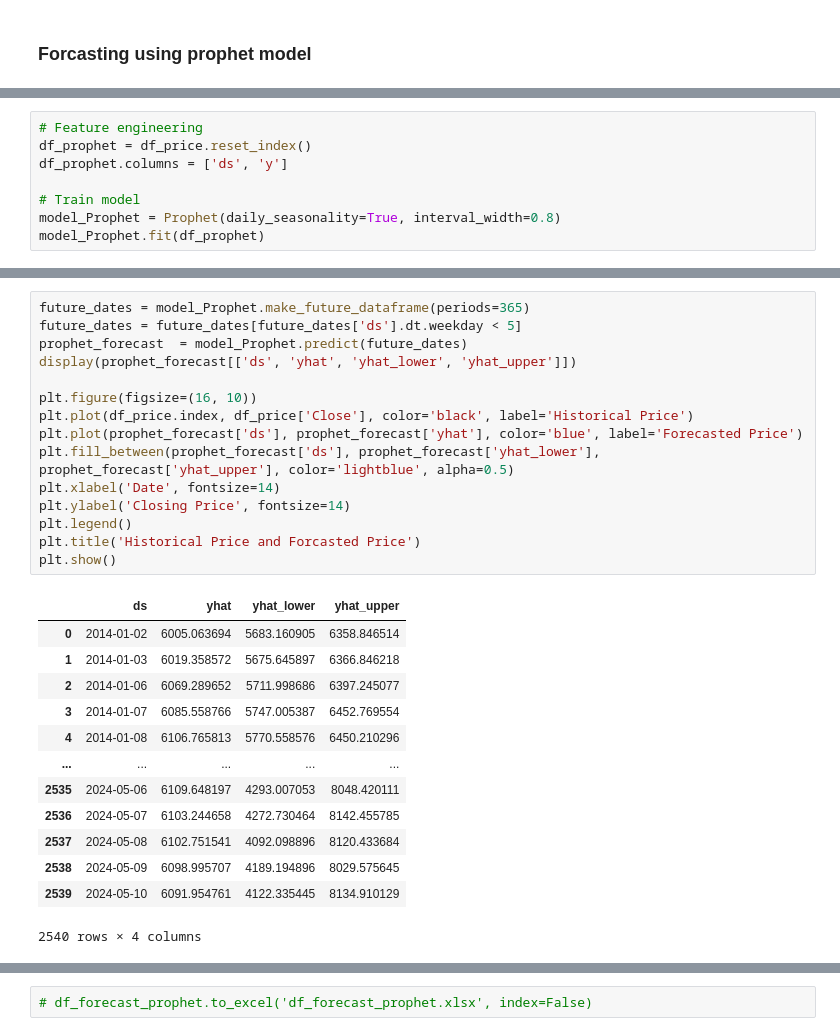
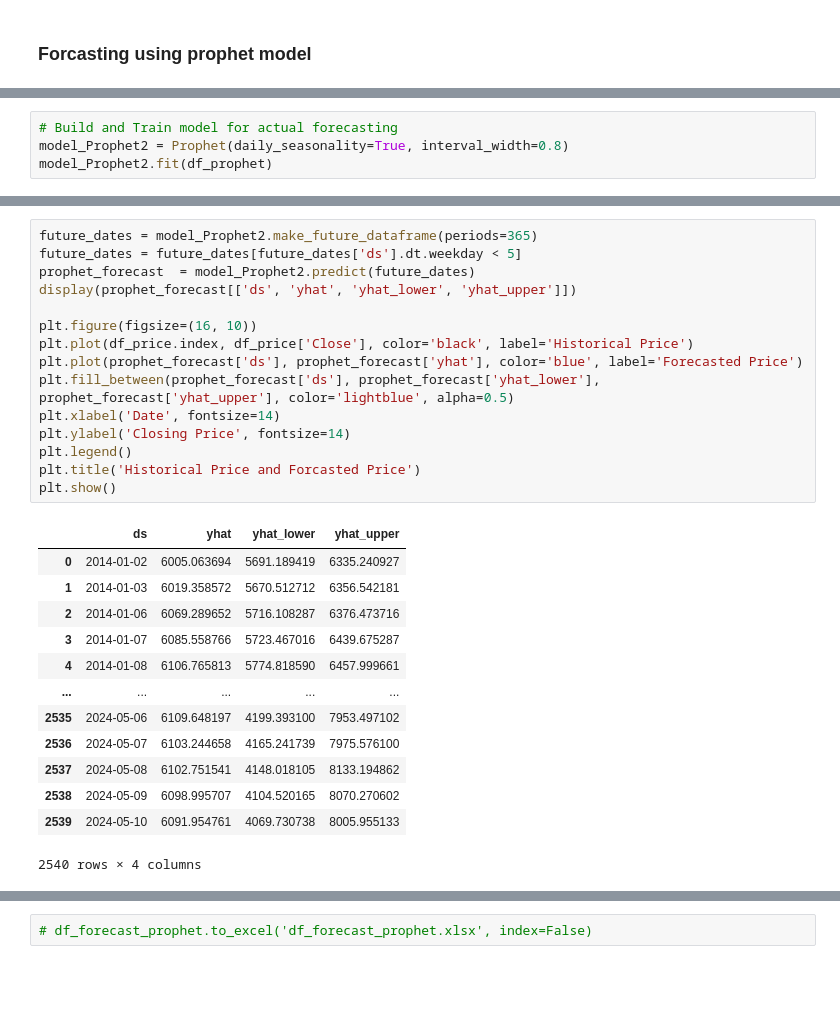
Before and after one commit to Dennis-Zapatos/GRIP-Data-Science-and-Busines-Analytics, a Jupyter notebook: PSEI-Price-Forcasting-Prophet.ipynb, the cells around one changed output, grey strips where cells are left out. Saved outputs shown, nothing was run; the diff lists cells and outputs as text; blank space fills up the shorter version.

```diff
--- a/PSEI-Price-Forcasting-Prophet.ipynb
+++ b/PSEI-Price-Forcasting-Prophet.ipynb
@@ -36,9 +82,5 @@ display(df_price)
 # %%
-# Feature engineering
-df_prophet = df_price.reset_index()
-df_prophet.columns = ['ds', 'y']
-
-# Train model
-model_Prophet = Prophet(daily_seasonality=True, interval_width=0.8)
-model_Prophet.fit(df_prophet)
+# Build and Train model for actual forecasting
+model_Prophet2 = Prophet(daily_seasonality=True, interval_width=0.8)
+model_Prophet2.fit(df_prophet)
 # %% [output]
@@ -47,32 +89,32 @@ model_Prophet.fit(df_prophet)
 <prophet.forecaster.Prophet at 0x...>
 # %%
-future_dates = model_Prophet.make_future_dataframe(periods=365)
+future_dates = model_Prophet2.make_future_dataframe(periods=365)
 future_dates = future_dates[future_dates['ds'].dt.weekday < 5]
-prophet_forecast  = model_Prophet.predict(future_dates)
+prophet_forecast  = model_Prophet2.predict(future_dates)
 display(prophet_forecast[['ds', 'yhat', 'yhat_lower', 'yhat_upper']])
 
 plt.figure(figsize=(16, 10))
 plt.plot(df_price.index, df_price['Close'], color='black', label='Historical Price')
 plt.plot(prophet_forecast['ds'], prophet_forecast['yhat'], color='blue', label='Forecasted Price')
 plt.fill_between(prophet_forecast['ds'], prophet_forecast['yhat_lower'], prophet_forecast['yhat_upper'], color='lightblue', alpha=0.5)
 plt.xlabel('Date', fontsize=14)
 plt.ylabel('Closing Price', fontsize=14)
 plt.legend()
 plt.title('Historical Price and Forcasted Price')
 plt.show()
 # %% [output]
 |  | ds | yhat | yhat_lower | yhat_upper |
-| 0 | 2014-01-02 | 6005.063694 | 5683.160905 | 6358.846514 |
-| 1 | 2014-01-03 | 6019.358572 | 5675.645897 | 6366.846218 |
-| 2 | 2014-01-06 | 6069.289652 | 5711.998686 | 6397.245077 |
-| 3 | 2014-01-07 | 6085.558766 | 5747.005387 | 6452.769554 |
-| 4 | 2014-01-08 | 6106.765813 | 5770.558576 | 6450.210296 |
+| 0 | 2014-01-02 | 6005.063694 | 5691.189419 | 6335.240927 |
+| 1 | 2014-01-03 | 6019.358572 | 5670.512712 | 6356.542181 |
+| 2 | 2014-01-06 | 6069.289652 | 5716.108287 | 6376.473716 |
+| 3 | 2014-01-07 | 6085.558766 | 5723.467016 | 6439.675287 |
+| 4 | 2014-01-08 | 6106.765813 | 5774.818590 | 6457.999661 |
 | ... | ... | ... | ... | ... |
-| 2535 | 2024-05-06 | 6109.648197 | 4293.007053 | 8048.420111 |
-| 2536 | 2024-05-07 | 6103.244658 | 4272.730464 | 8142.455785 |
-| 2537 | 2024-05-08 | 6102.751541 | 4092.098896 | 8120.433684 |
-| 2538 | 2024-05-09 | 6098.995707 | 4189.194896 | 8029.575645 |
-| 2539 | 2024-05-10 | 6091.954761 | 4122.335445 | 8134.910129 |
+| 2535 | 2024-05-06 | 6109.648197 | 4199.393100 | 7953.497102 |
+| 2536 | 2024-05-07 | 6103.244658 | 4165.241739 | 7975.576100 |
+| 2537 | 2024-05-08 | 6102.751541 | 4148.018105 | 8133.194862 |
+| 2538 | 2024-05-09 | 6098.995707 | 4104.520165 | 8070.270602 |
+| 2539 | 2024-05-10 | 6091.954761 | 4069.730738 | 8005.955133 |
 2540 rows × 4 columns
 [figure]
 # %%
```
Also changed, not shown: parts of 3 cells of this notebook.
